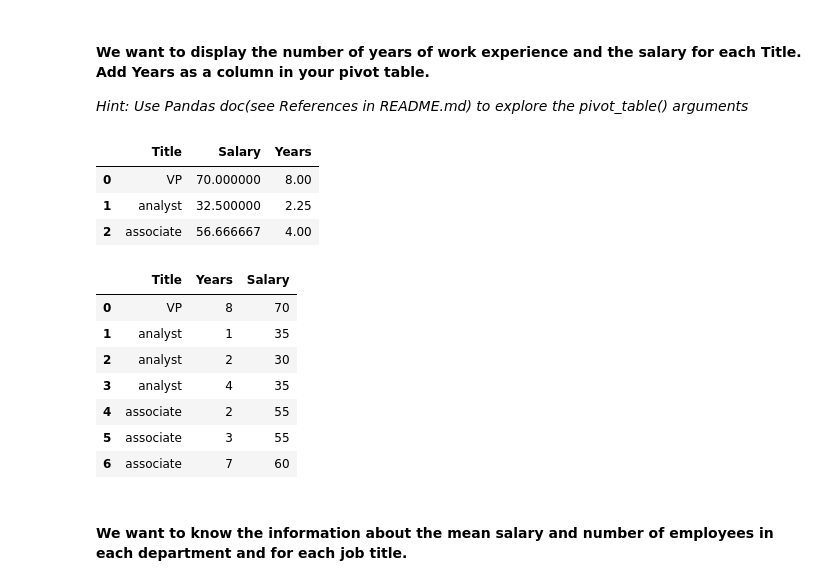
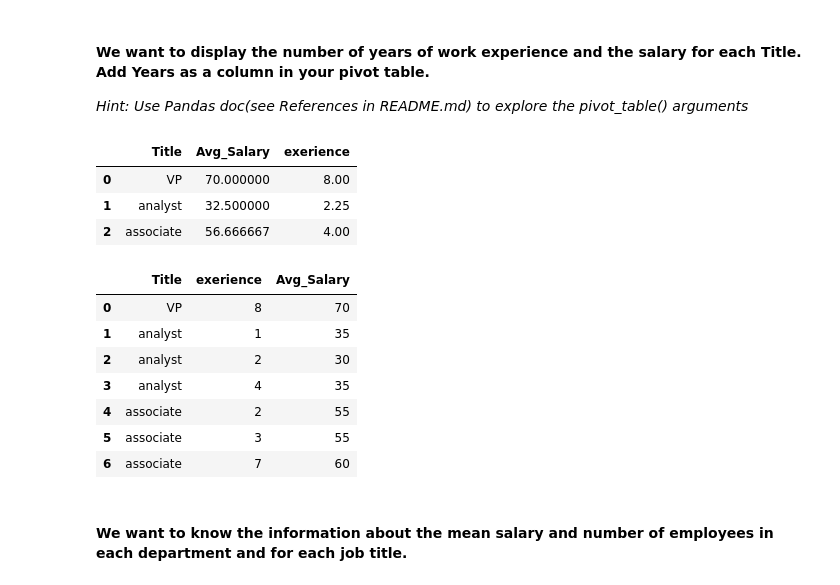
Before and after one commit to Jiaxing7/lab-pivot-table-and-correlation, a Jupyter notebook: your_code/main.ipynb, the cells around one changed output. Cells and saved outputs as stored; diff of their text form; code cells hidden in the pictures.

```diff
--- a/your_code/main.ipynb
+++ b/your_code/main.ipynb
@@ -55,16 +55,21 @@ empoyee.pivot_table(index=['Department'])
 #### We want to display the number of years of work experience and the salary for each Title. Add Years as a column in your pivot table.
 *Hint: Use Pandas doc(see References in README.md) to explore the pivot_table() arguments*
 # %%
-empoyee.pivot_table(index=['Title'] ,values=['Salary','Years'],aggfunc={'Salary':'mean','Years':'mean'}).reset_index()
+df=empoyee.pivot_table(index=['Title'] ,values=['Salary','Years'],aggfunc={'Salary':'mean','Years':'mean'}).reset_index()
+
+df.columns = ['Title', 'Avg_Salary', 'exerience']
+df
 # %% [output]
-|  | Title | Salary | Years |
+|  | Title | Avg_Salary | exerience |
 | 0 | VP | 70.000000 | 8.00 |
 | 1 | analyst | 32.500000 | 2.25 |
 | 2 | associate | 56.666667 | 4.00 |
 # %%
-empoyee.pivot_table(index=['Title','Years'] ,values=['Salary'],aggfunc={'Salary':'mean'}).reset_index()
+df=empoyee.pivot_table(index=['Title','Years'] ,values=['Salary'],aggfunc={'Salary':'mean'}).reset_index()
+df.columns = ['Title', 'exerience', 'Avg_Salary',]
+df
 # %% [output]
-|  | Title | Years | Salary |
+|  | Title | exerience | Avg_Salary |
 | 0 | VP | 8 | 70 |
 | 1 | analyst | 1 | 35 |
 | 2 | analyst | 2 | 30 |
```
Also changed, not shown: parts of 11 cells of this notebook.
